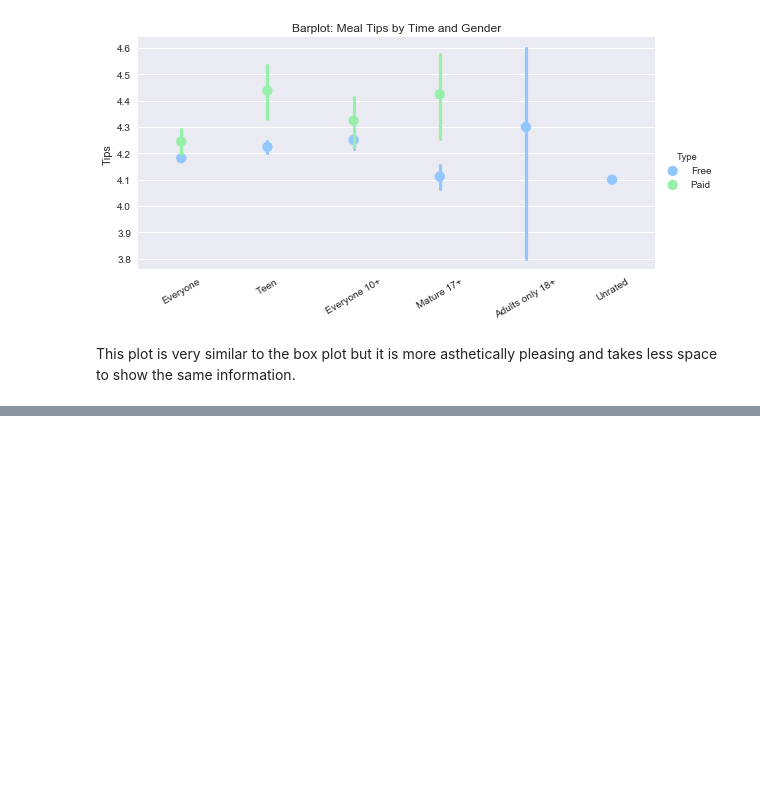
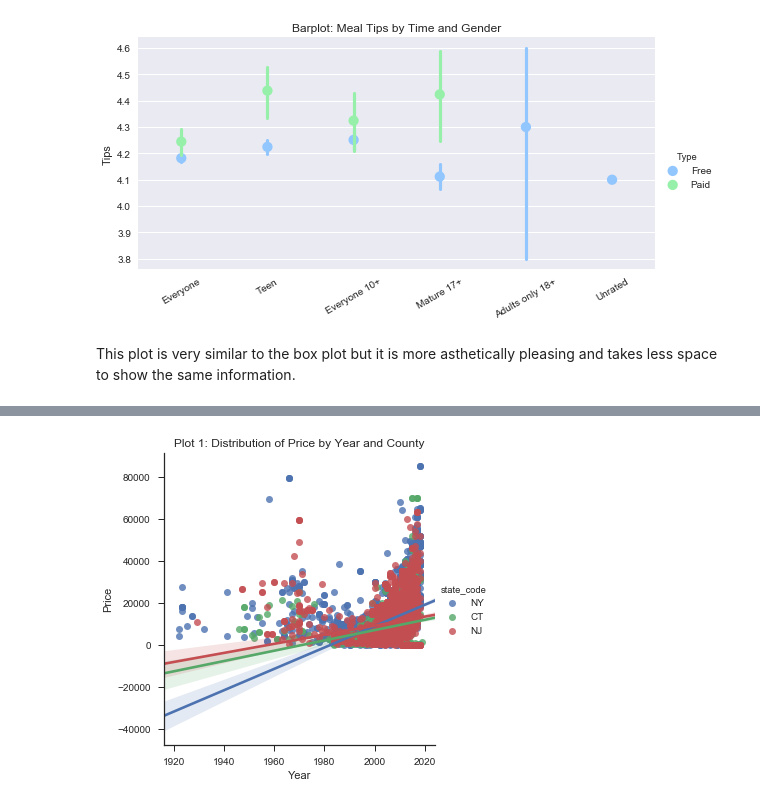
Before and after one commit to MahfuzurRahmanMiah/seabornexercises, a Jupyter notebook: SeabornPlots.ipynb, the cells around one changed output, grey strips where cells are left out. Saved outputs shown, nothing was run; the diff lists cells and outputs as text; code cells hidden in the pictures; blank space fills up the shorter version.

Commit message:
completed seaborn exercises

```diff
--- a/SeabornPlots.ipynb
+++ b/SeabornPlots.ipynb
@@ -224,0 +325,15 @@ plt.show()
+# %%
+# Showing the  information in a seaborn facet grid.
+sns.set(style="ticks")  #Setting the overall aesthetic
+
+# Comparing groups using boxplots.
+ax = sns.lmplot(x='year',y='price',hue = 'state_code', data=df6)
+plt.title('Plot 1: Distribution of Price by Year and County')
+sns.despine(offset=0, trim=False)
+ax.set(xlabel='Year', ylabel='Price')
+# Put a legend to the right side
+#ax.legend(loc='center right', bbox_to_anchor=(1.5, 0.5), ncol=1)
+
+plt.show()
+# %% [output]
+[figure, added]
```
Also changed, not shown: parts of 20 cells of this notebook.
